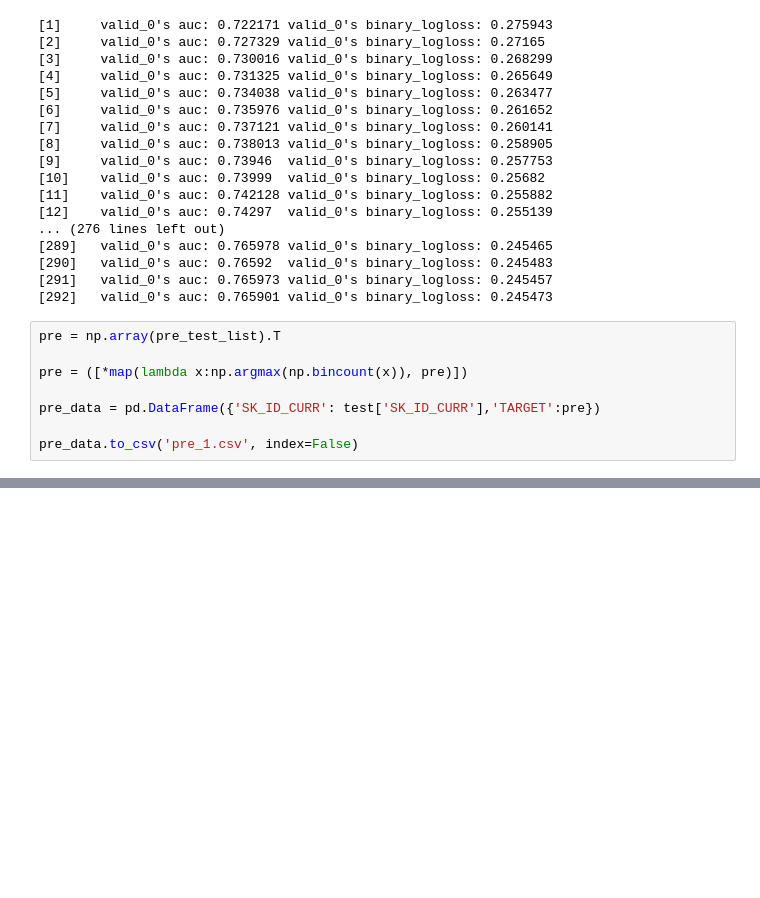
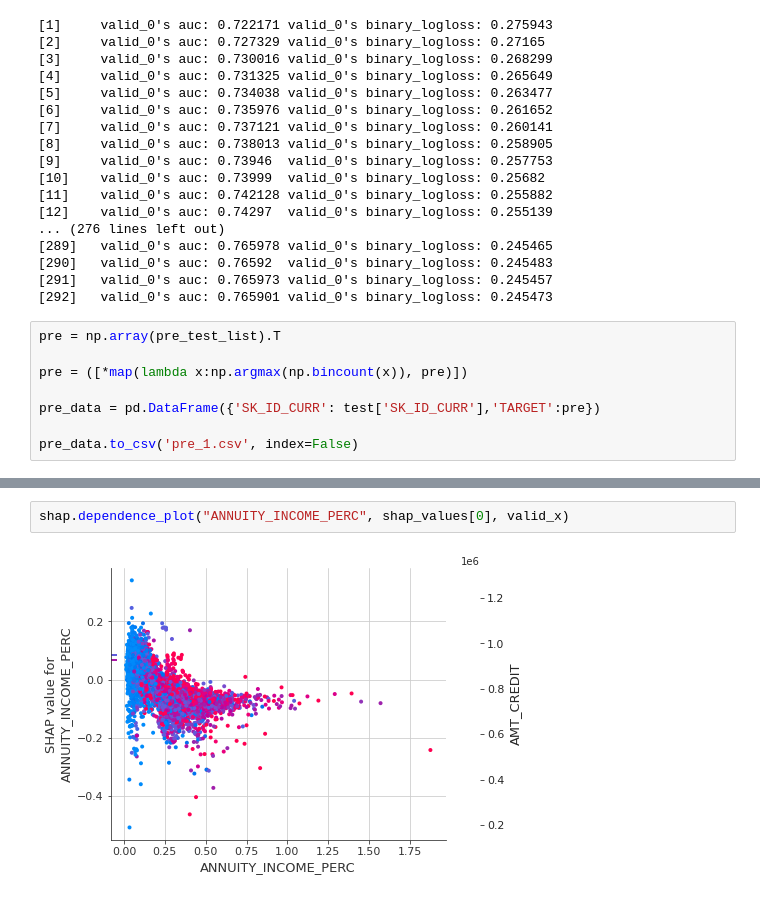
Before and after one commit to vic-thedev/prediction_bancaire, a Jupyter notebook: notebook75af682bf5.ipynb, the cells around one changed output, grey strips where cells are left out. Saved outputs shown, nothing was run; the diff lists cells and outputs as text; blank space fills up the shorter version.

```diff
--- a/notebook75af682bf5.ipynb
+++ b/notebook75af682bf5.ipynb
@@ -404,0 +491,4 @@ pre_data.to_csv('pre_1.csv', index=False)
+# %%
+shap.dependence_plot("ANNUITY_INCOME_PERC", shap_values[0], valid_x)
+# %% [output]
+[figure, added]
```
Also changed, not shown: parts of 26 cells of this notebook.
